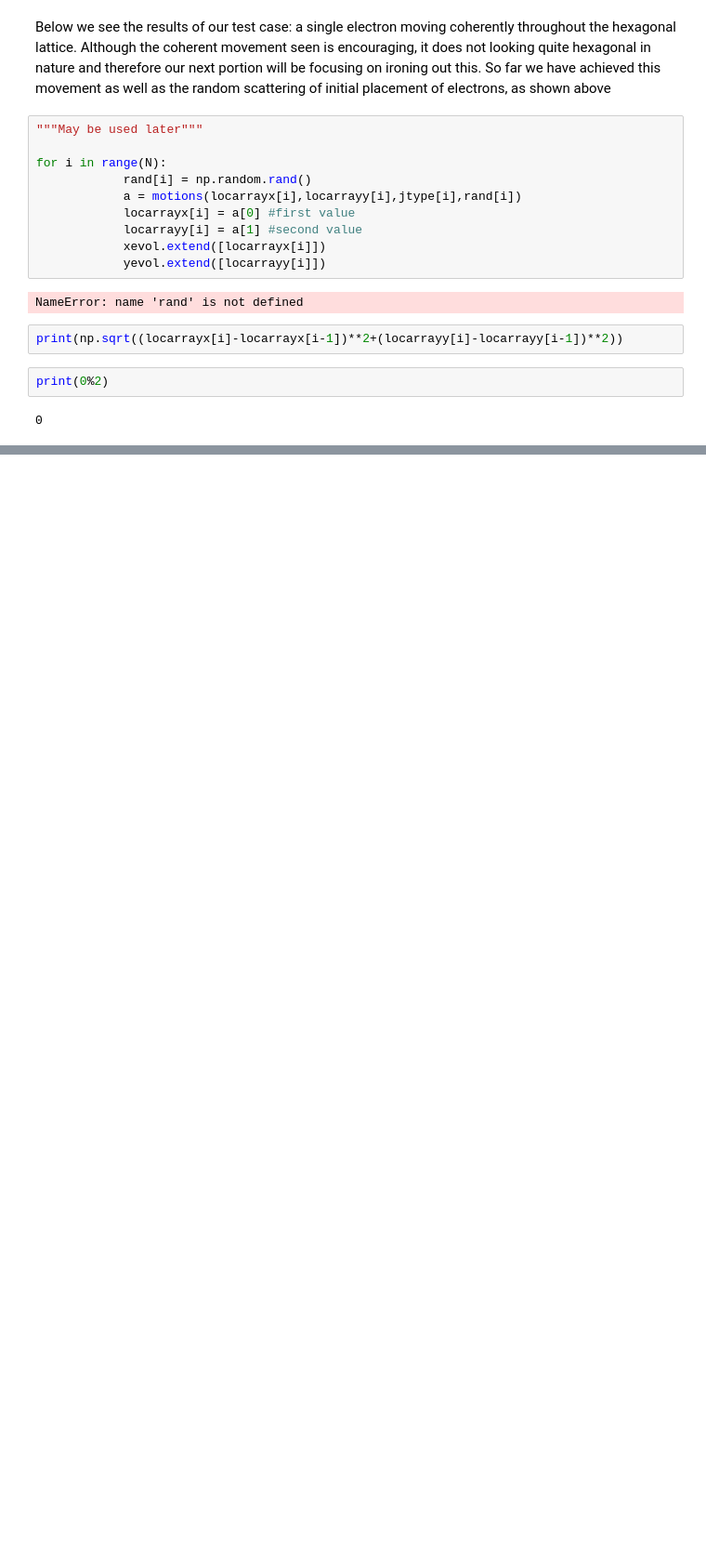
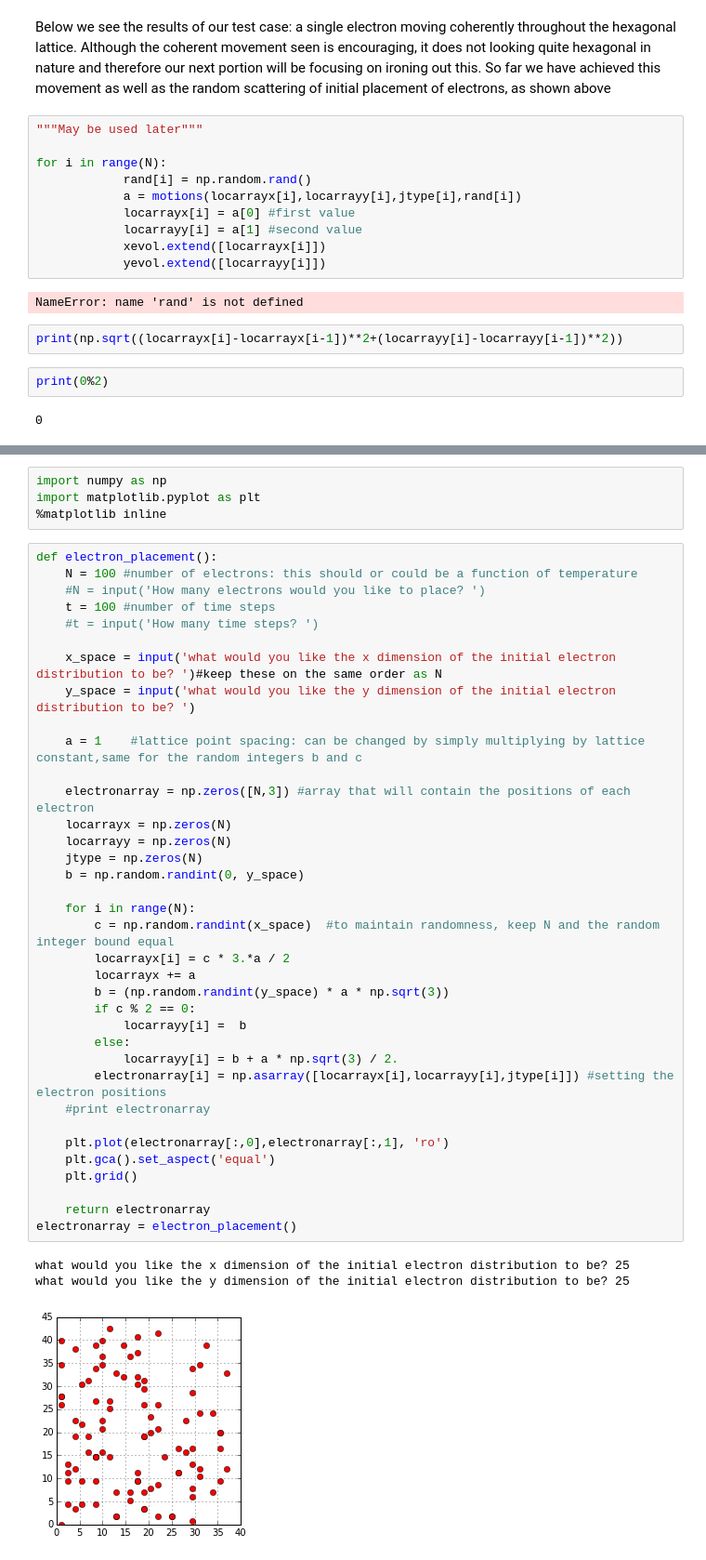
Before and after one commit to gmp25/SolidStatePhysicsProject, a Jupyter notebook: Untitled.ipynb, the cells around one changed output, grey strips where cells are left out. Shown at 93% size. Saved outputs shown, nothing was run; the diff lists cells and outputs as text; blank space fills up the shorter version.

```diff
--- a/Untitled.ipynb
+++ b/Untitled.ipynb
@@ -220,0 +224,44 @@ print(0%2)
+# %%
+import numpy as np
+import matplotlib.pyplot as plt
+%matplotlib inline
+# %%
+def electron_placement():
+    N = 100 #number of electrons: this should or could be a function of temperature
+    #N = input('How many electrons would you like to place? ')
+    t = 100 #number of time steps
+    #t = input('How many time steps? ')
+
+    x_space = input('what would you like the x dimension of the initial electron distribution to be? ')#keep these on the same order as N
+    y_space = input('what would you like the y dimension of the initial electron distribution to be? ')
+
+    a = 1    #lattice point spacing: can be changed by simply multiplying by lattice constant,same for the random integers b and c
+
+    electronarray = np.zeros([N,3]) #array that will contain the positions of each electron
+    locarrayx = np.zeros(N)
+    locarrayy = np.zeros(N)
+    jtype = np.zeros(N)
+    b = np.random.randint(0, y_space)
+
+    for i in range(N):
+        c = np.random.randint(x_space)  #to maintain randomness, keep N and the random integer bound equal
+        locarrayx[i] = c * 3.*a / 2
+        locarrayx += a
+        b = (np.random.randint(y_space) * a * np.sqrt(3))
+        if c % 2 == 0:
+            locarrayy[i] =  b
+        else:
+            locarrayy[i] = b + a * np.sqrt(3) / 2.
+        electronarray[i] = np.asarray([locarrayx[i],locarrayy[i],jtype[i]]) #setting the electron positions
+    #print electronarray
+
+    plt.plot(electronarray[:,0],electronarray[:,1], 'ro')
+    plt.gca().set_aspect('equal')
+    plt.grid()
+
+    return electronarray
+electronarray = electron_placement()
+# %% [output]
+what would you like the x dimension of the initial electron distribution to be? 25
+what would you like the y dimension of the initial electron distribution to be? 25
+[figure, added]
```
Also changed, not shown: parts of 8 cells of this notebook, 3 other files.
